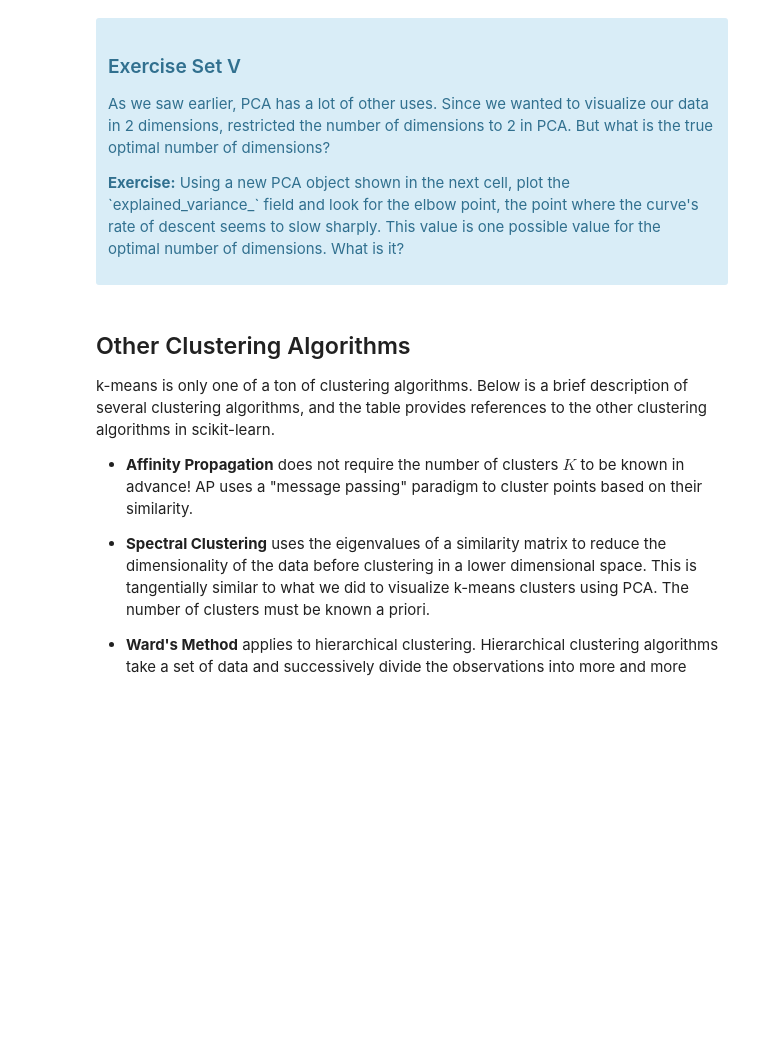
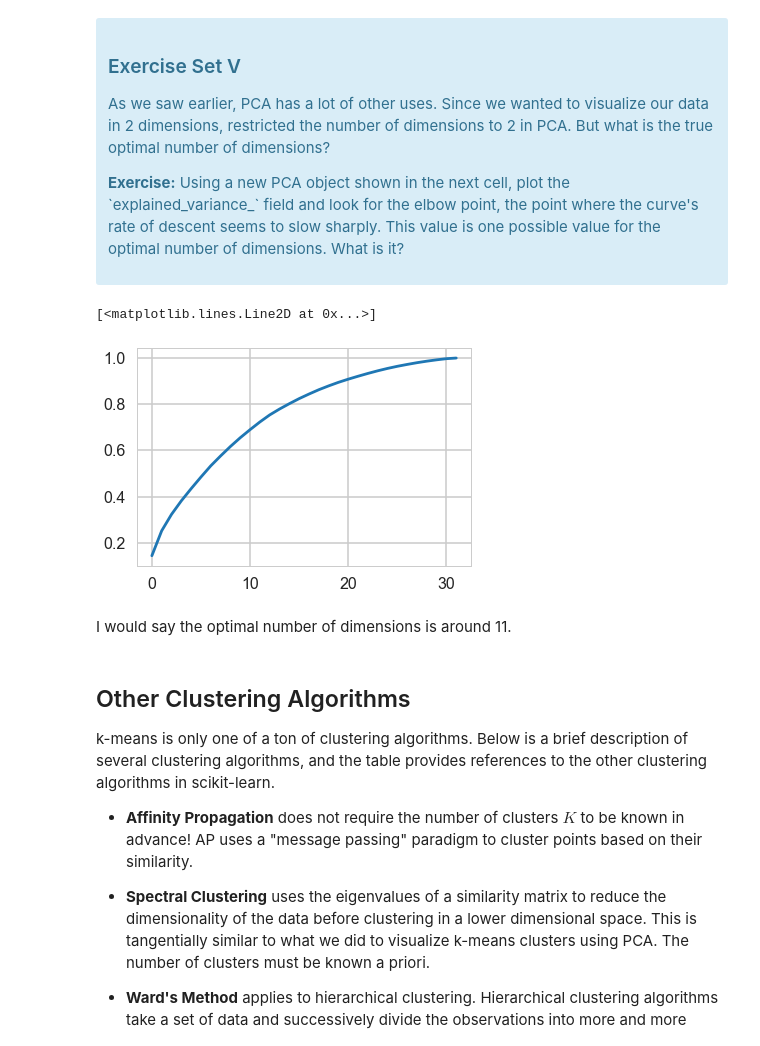
Before and after one commit to littlesiagoy/Springboard-Projects, a Jupyter notebook: Machine Learning Projects/11.5 #1 - Customer Segmentation Using Clustering/Mini_Project_Clustering.ipynb, the cells around one changed output. Drawn from its saved outputs; the diff is of its cells as text; code cells hidden in the pictures; blank space fills up the shorter version.

```diff
--- a/Machine Learning Projects/11.5 #1 - Customer Segmentation Using Clustering/Mini_Project_Clustering.ipynb
+++ b/Machine Learning Projects/11.5 #1 - Customer Segmentation Using Clustering/Mini_Project_Clustering.ipynb
@@ -325,11 +348,17 @@ What we've done is we've taken those columns of 0/1 indicator variables, and we'
 # %%
 #your turn
 # Initialize a new PCA model with a default number of components.
 import sklearn.decomposition
 pca = sklearn.decomposition.PCA()
 pca.fit(X)
 
 # Do the rest on your own :)
+plt.plot(pca.explained_variance_ratio_.cumsum())
+# %% [output]
+[<matplotlib.lines.Line2D at 0x...>]
+[figure, added]
+# %% [markdown]
+I would say the optimal number of dimensions is around 11.
 # %% [markdown]
 ## Other Clustering Algorithms
 
```
Also changed, not shown: parts of 10 cells of this notebook, 1 other file.
